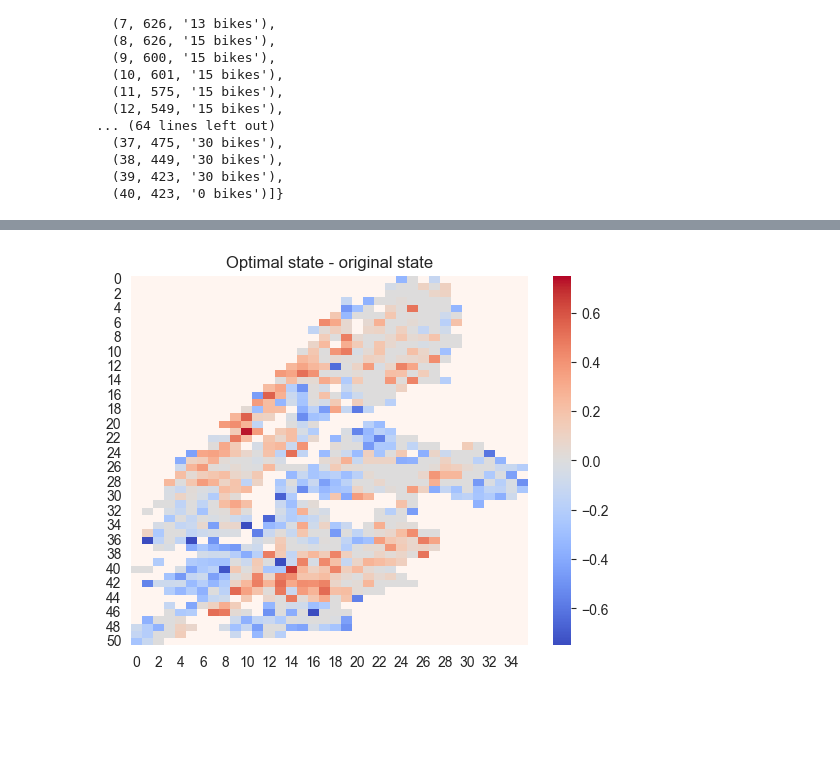
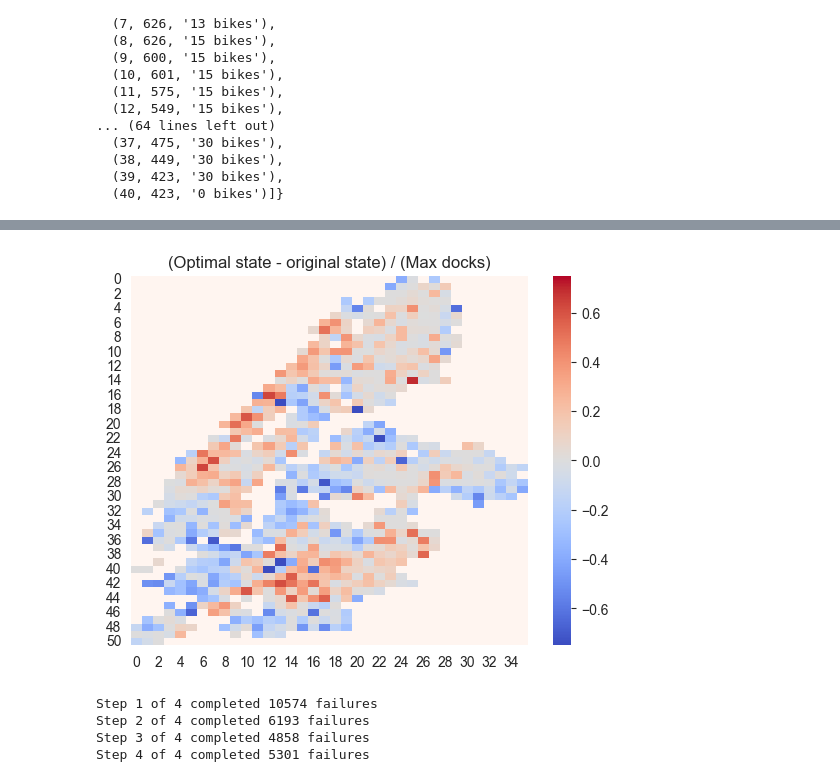
Before and after one commit to jarrettreimers/CSUREMM, a Jupyter notebook: cluster_model/cluster_model_testing.ipynb, the cells around one changed output, grey strips where cells are left out. Drawn from its saved outputs; the diff is of its cells as text; code cells hidden in the pictures; blank space fills up the shorter version.

```diff
--- a/cluster_model/cluster_model_testing.ipynb
+++ b/cluster_model/cluster_model_testing.ipynb
@@ -294,8 +244,0 @@ for tick in range(24*4):
-# %%
-model.reset_state(bike_state=original_state,in_transit=[], time=timedelta(hours=5))
-# expected_change = state_optimization.expected_change(num_ticks=8)
-opt_state = state_optimization.optimize(length=timedelta(hours=16), steps=8)
-change = np.zeros(len(model.clusters))
-for i, cluster in zip(opt_state, model.cluster_dict.values()):
-    change[cluster.name] = opt_state[i] - original_state[i]
-sns.heatmap(change.reshape(model.vertical_squares, model.horizontal_squares))
@@ -305,10 +244,0 @@ sns.heatmap(change.reshape(model.vertical_squares, model.horizontal_squares))
-# %%
-avg_failures = 0
-model.reset_state(bike_state=opt_state,in_transit=[], time=timedelta(hours=6))
-
-for i in range(10):
-    for j in range(8):
-        model.sim()
-    avg_failures += model.failures
-    model.reset_state(bike_state=opt_state,in_transit=[], time=timedelta(hours=6))
-print(avg_failures/10)
@@ -317,9 +244,0 @@ print(avg_failures/10)
-# %%
-opt_state = state_optimization.optimize(1)
-print(model.failures)
-model.change_time(time=time)
-model.load_bikes(opt_state)
-model.failures = 0
-for cluster in model.cluster_dict.values():
-    cluster.bad_arrivals = []
-    cluster.bad_departures = []
@@ -394,3 +244,0 @@ os.system('magick images/fill/*.png gifs/fillv2.gif')
-# %%
-model.change_time(time=timedelta(hours=6))
-opt_state = state_optimization.optimize(timedelta(hours=16), 8)
@@ -414,7 +253,16 @@ percent_diff = dif/max_docks
 # %%
 sns.heatmap(percent_diff, cmap='coolwarm', cbar=True, vmin=-0.75, vmax=0.75)
 sns.heatmap(percent_diff, mask=mask_specific_color, cmap='Reds', cbar=False)
-plt.title('Optimal state - original state')
+plt.title('(Optimal state - original state) / (Max docks)')
 plt.show()
 # %% [output]
-[figure, old version]
+[figure, new version]
+# %%
+model.init_df_state(start_df, time=timedelta(hours=6))
+original_state = state_optimization.optimize(length=timedelta(hours=14), steps=4)
+model.reset_state(original_state, in_transit=[], time=timedelta(hours=6))
+# %% [output]
+Step 1 of 4 completed 10574 failures
+Step 2 of 4 completed 6193 failures
+Step 3 of 4 completed 4858 failures
+Step 4 of 4 completed 5301 failures
```
Also changed, not shown: parts of 21 cells of this notebook, 6 other files.
